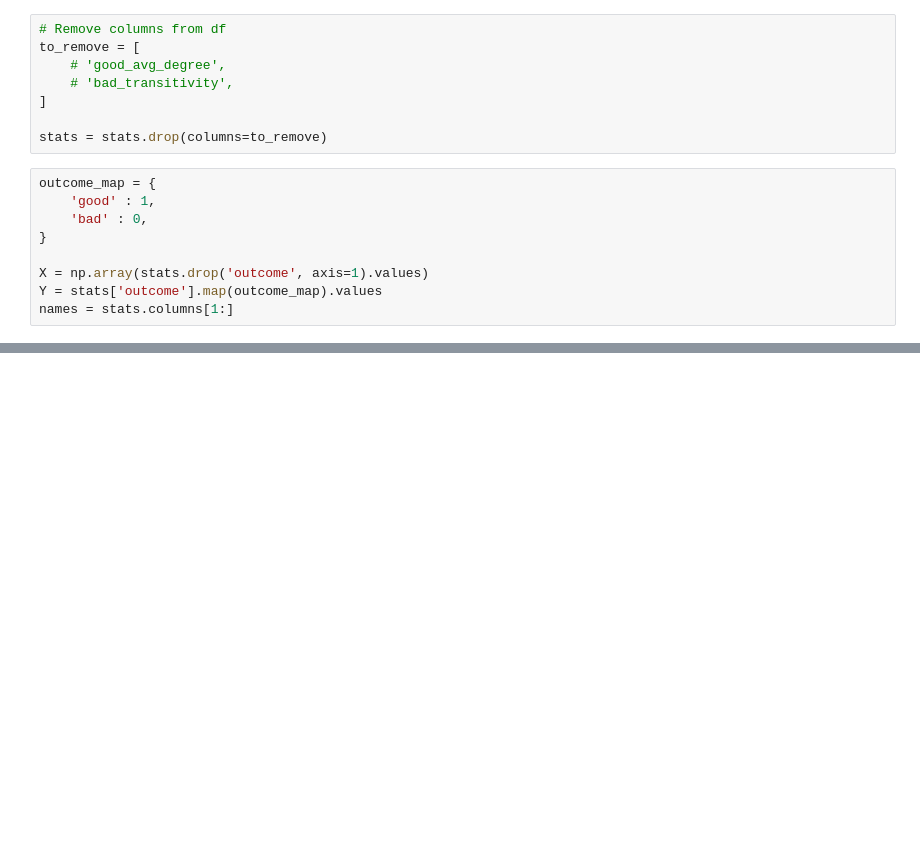
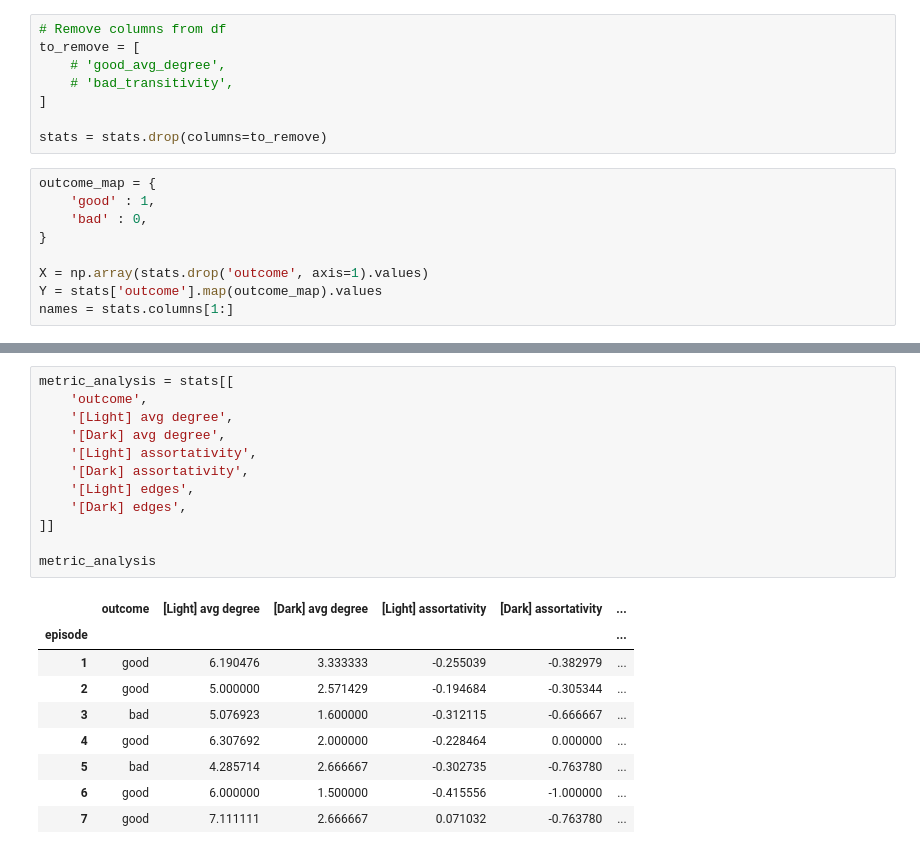
Before and after one commit to Mike-Val/COMP123-CW2, a Jupyter notebook: outcome.ipynb, the cells around one changed output, grey strips where cells are left out. Saved outputs shown, nothing was run; the diff lists cells and outputs as text; blank space fills up the shorter version.

```diff
--- a/outcome.ipynb
+++ b/outcome.ipynb
@@ -245,0 +251,22 @@ Score: 1.0
+# %%
+metric_analysis = stats[[
+    'outcome',
+    '[Light] avg degree',
+    '[Dark] avg degree',
+    '[Light] assortativity',
+    '[Dark] assortativity',
+    '[Light] edges',
+    '[Dark] edges',
+]]
+
+metric_analysis
+# %% [output]
+|  | outcome | [Light] avg degree | [Dark] avg degree | [Light] assortativity | [Dark] assortativity | ... |
+| episode |  |  |  |  |  | ... |
+| 1 | good | 6.190476 | 3.333333 | -0.255039 | -0.382979 | ... |
+| 2 | good | 5.000000 | 2.571429 | -0.194684 | -0.305344 | ... |
+| 3 | bad | 5.076923 | 1.600000 | -0.312115 | -0.666667 | ... |
+| 4 | good | 6.307692 | 2.000000 | -0.228464 | 0.000000 | ... |
+| 5 | bad | 4.285714 | 2.666667 | -0.302735 | -0.763780 | ... |
+| 6 | good | 6.000000 | 1.500000 | -0.415556 | -1.000000 | ... |
+| 7 | good | 7.111111 | 2.666667 | 0.071032 | -0.763780 | ... |
```
Also changed, not shown: parts of 2 cells of this notebook, 1 other file.
